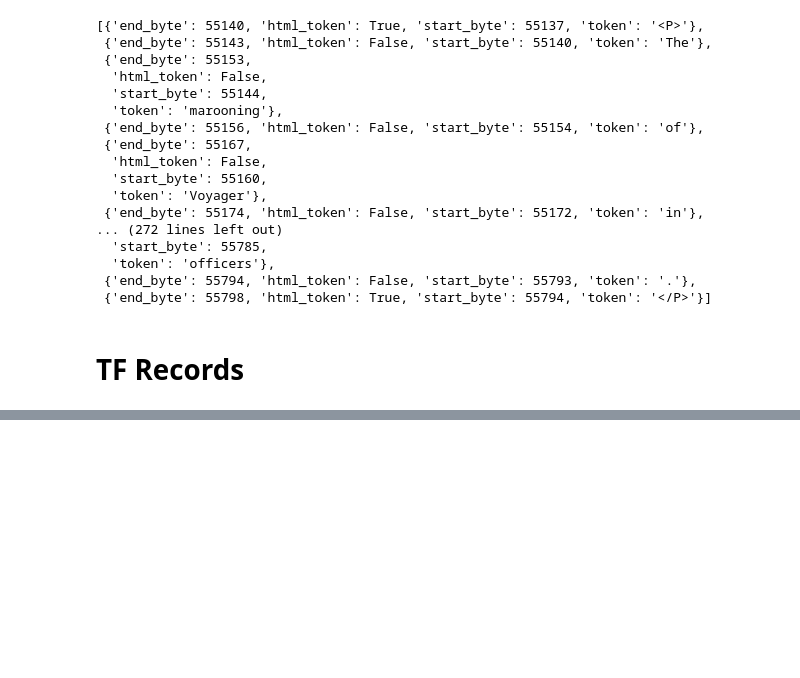
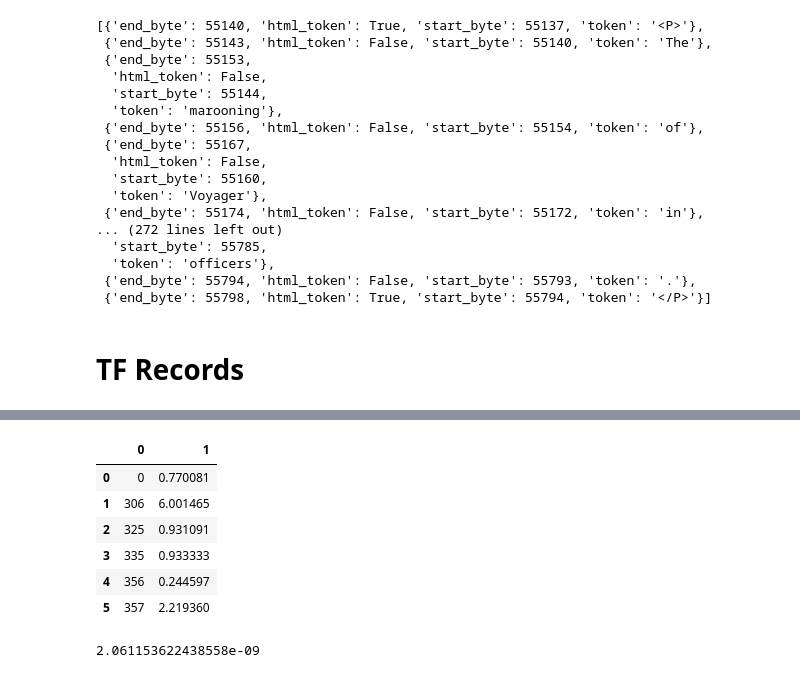
Before and after one commit to dzorlu/natural_questions, a Jupyter notebook: dev_notebook.ipynb, the cells around one changed output, grey strips where cells are left out. Drawn from its saved outputs; the diff is of its cells as text; code cells hidden in the pictures; blank space fills up the shorter version.

```diff
--- a/dev_notebook.ipynb
+++ b/dev_notebook.ipynb
@@ -31,0 +63,6 @@ tf.reduce_sum(a * pred_start_byte, axis=-1)
+# %%
+a = tf.constant([[0.1, 0.4, 0.5],[0.1, 0.4, 0.5],[0.1, 0.9, 0.5]])
+b = tf.constant([[0.1, 0.4, 0.5],[0.5, 0.4, 0.1],[0.1, 0.9, 0.5]])
+# %%
+score, y_pred_ix = argmax_2d(a,b)
+y_pred_ix
@@ -323,0 +385,3 @@ tf.ar
+# %%
+batch_result = estimator.predict(predict_input_fn)
+batch_result
@@ -323,0 +390,2 @@ tf.ar
+# %%
+_batch_result = next(batch_result)
@@ -324,3 +413,18 @@ tf.ar
+# %%
+end_logits = pd.DataFrame([(i, score) for i, score in enumerate(_batch_result['end_logits']) if score > 0 ])
+end_logits
+# %% [output]
+|  | 0 | 1 |
+| 0 | 0 | 0.770081 |
+| 1 | 306 | 6.001465 |
+| 2 | 325 | 0.931091 |
+| 3 | 335 | 0.933333 |
+| 4 | 356 | 0.244597 |
+| 5 | 357 | 2.219360 |
+# %%
+np.exp(-20)
+# %% [output]
+2.061153622438558e-09
 # %%
 #########################
 #####accuracy metric#####
```
Also changed, not shown: parts of 31 cells of this notebook, 2 other files.
